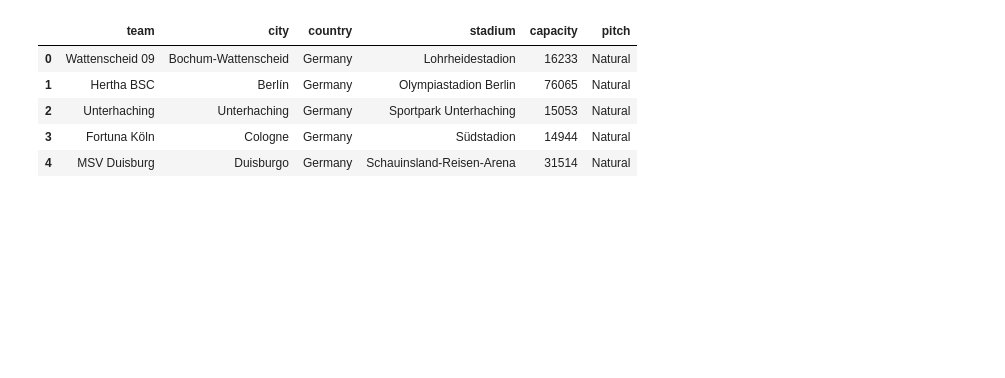
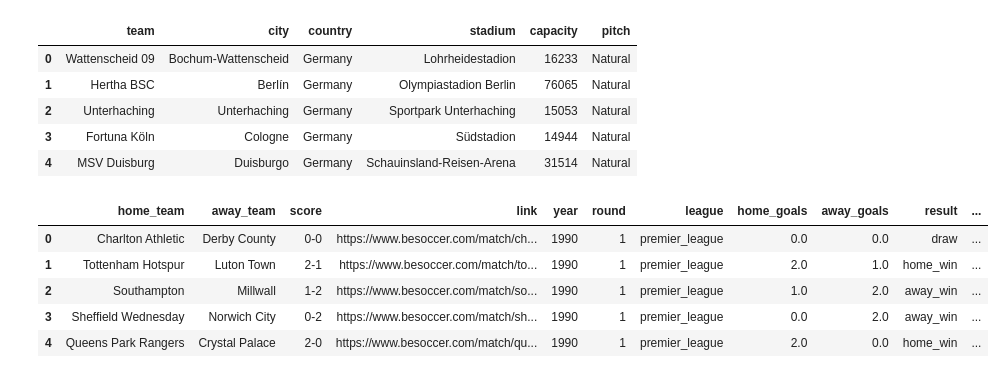
Before and after one commit to dan-bouchard/Football-Match-Outcome-Prediction, a Jupyter notebook: feature_engineering.ipynb, the cells around one changed output. Drawn from its saved outputs; the diff is of its cells as text; code cells hidden in the pictures; blank space fills up the shorter version.

```diff
--- a/feature_engineering.ipynb
+++ b/feature_engineering.ipynb
@@ -82,3 +121,13 @@ team_info.head()
 | 2 | Unterhaching | Unterhaching | Germany | Sportpark Unterhaching | 15053 | Natural |
 | 3 | Fortuna Köln | Cologne | Germany | Südstadion | 14944 | Natural |
 | 4 | MSV Duisburg | Duisburgo | Germany | Schauinsland-Reisen-Arena | 31514 | Natural |
+# %%
+scores_match_info_df = pd.merge(scores_df, match_info_df, how='outer', on="match_id")
+scores_match_info_df.head()
+# %% [output]
+|  | home_team | away_team | score | link | year | round | league | home_goals | away_goals | result | ... |
+| 0 | Charlton Athletic | Derby County | 0-0 | https://www.besoccer.com/match/ch... | 1990 | 1 | premier_league | 0.0 | 0.0 | draw | ... |
+| 1 | Tottenham Hotspur | Luton Town | 2-1 | https://www.besoccer.com/match/to... | 1990 | 1 | premier_league | 2.0 | 1.0 | home_win | ... |
+| 2 | Southampton | Millwall | 1-2 | https://www.besoccer.com/match/so... | 1990 | 1 | premier_league | 1.0 | 2.0 | away_win | ... |
+| 3 | Sheffield Wednesday | Norwich City | 0-2 | https://www.besoccer.com/match/sh... | 1990 | 1 | premier_league | 0.0 | 2.0 | away_win | ... |
+| 4 | Queens Park Rangers | Crystal Palace | 2-0 | https://www.besoccer.com/match/qu... | 1990 | 1 | premier_league | 2.0 | 0.0 | home_win | ... |
```
Also changed, not shown: parts of 13 cells of this notebook, 1 other file.
